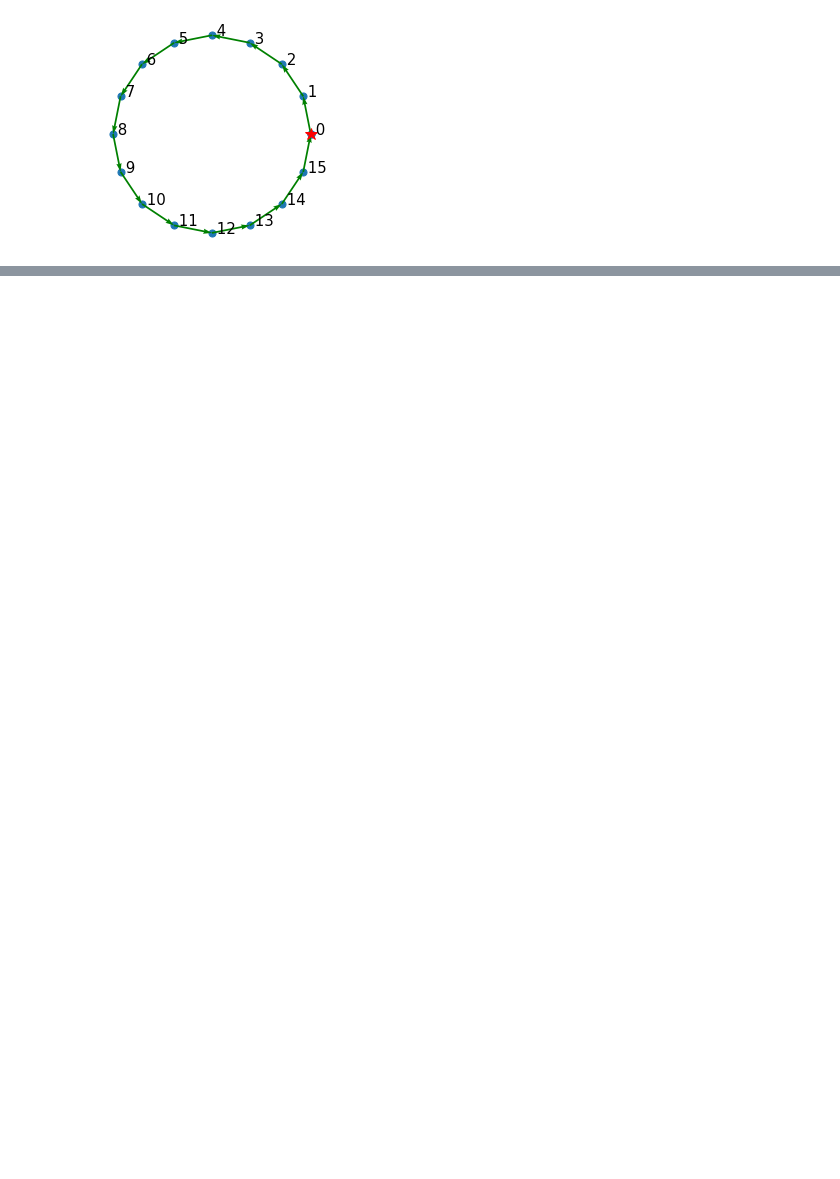
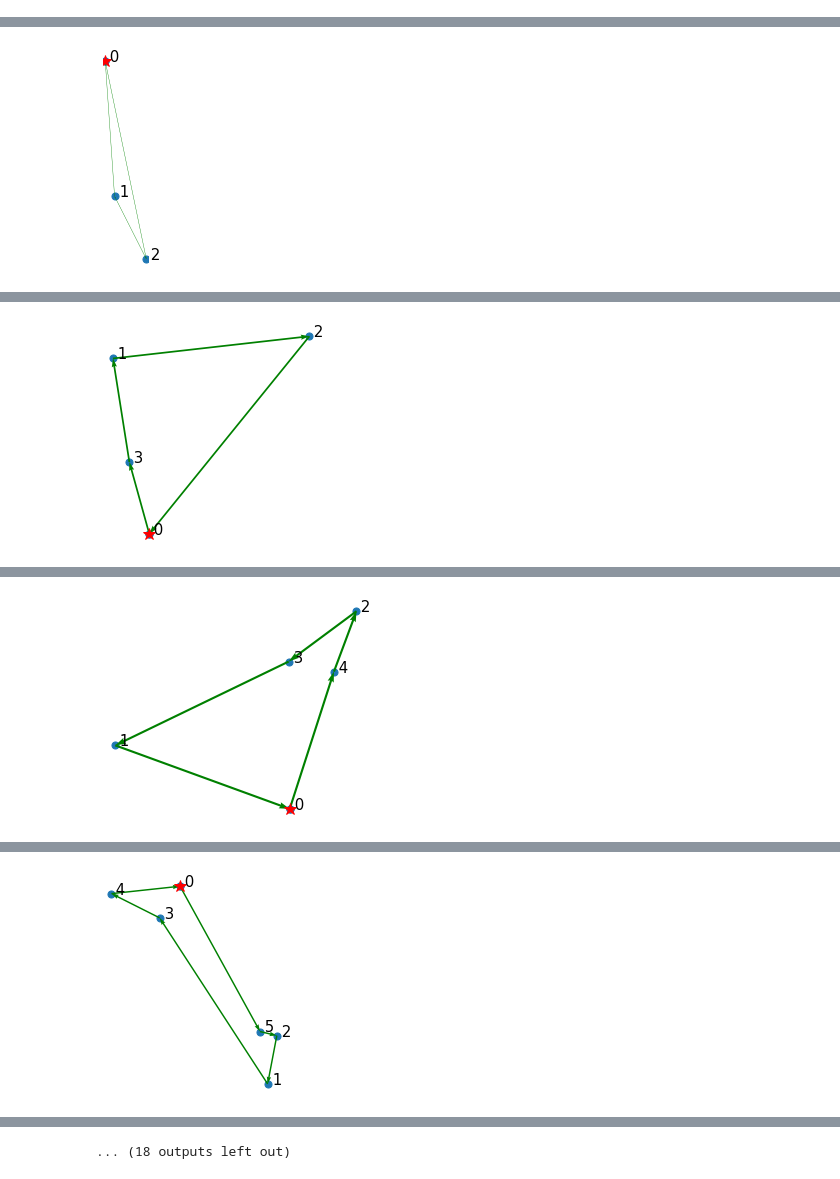
Before and after one commit to Pullabhatla/M2R, a Jupyter notebook: notebooks/held_karp.ipynb, the cells around one changed output, grey strips where cells are left out. Cells and saved outputs as stored; diff of their text form; code cells hidden in the pictures; blank space fills up the shorter version.

```diff
--- a/notebooks/held_karp.ipynb
+++ b/notebooks/held_karp.ipynb
@@ -8,4 +5,11 @@ sol = held_karp(map)
-# %%
-sol.show2d()
-# %% [output]
-[figure, removed]
+# %%
+times = []
+for i in range(3, 18):
+    t0 = time()
+    dummy = held_karp(gen_ran(i))
+    t1 = time()
+    t = t1 - t0
+    times.append(t)
+    print(f"Time elapsed: {round(t, 3)} seconds")
+    dummy.show2d()
+# %% [output]
@@ -11,0 +17 @@ sol.show2d()
+[figure, added]
@@ -11,0 +19 @@ sol.show2d()
+[figure, added]
@@ -11,0 +21 @@ sol.show2d()
+[figure, added]
@@ -11,0 +23 @@ sol.show2d()
+[figure, added]
@@ -11,0 +28 @@ sol.show2d()
+... (18 outputs left out)
```
Also changed, not shown: parts of 4 cells of this notebook, 1 other file.
